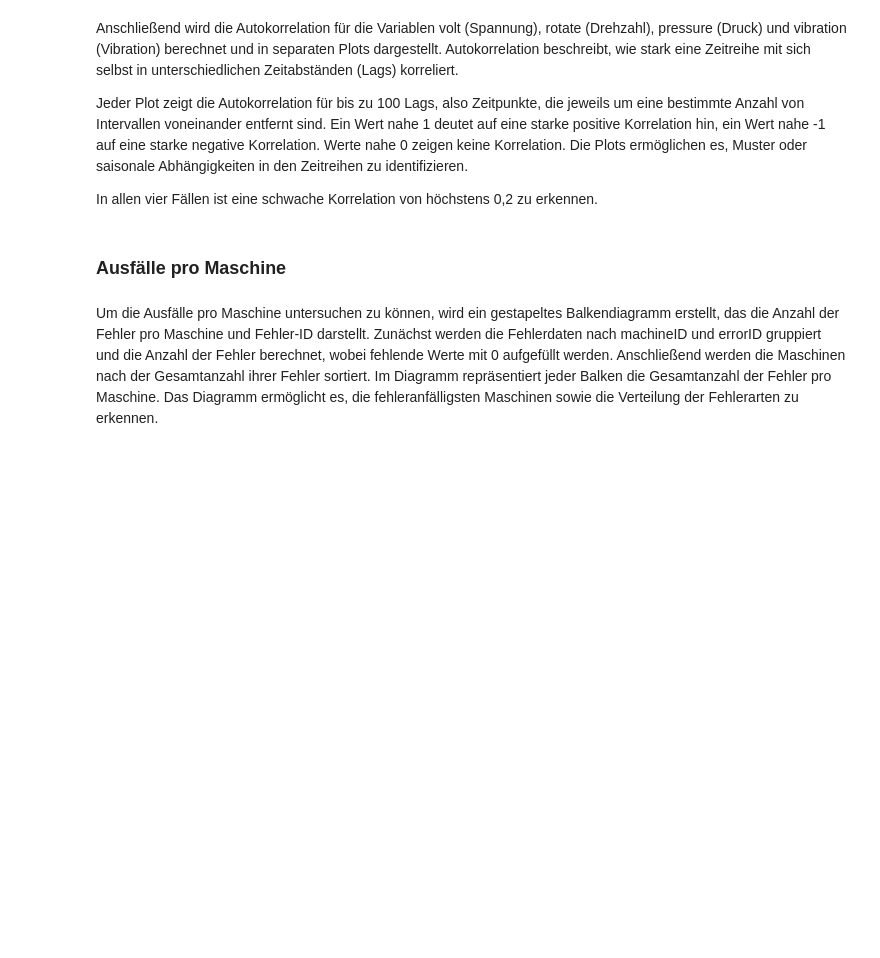
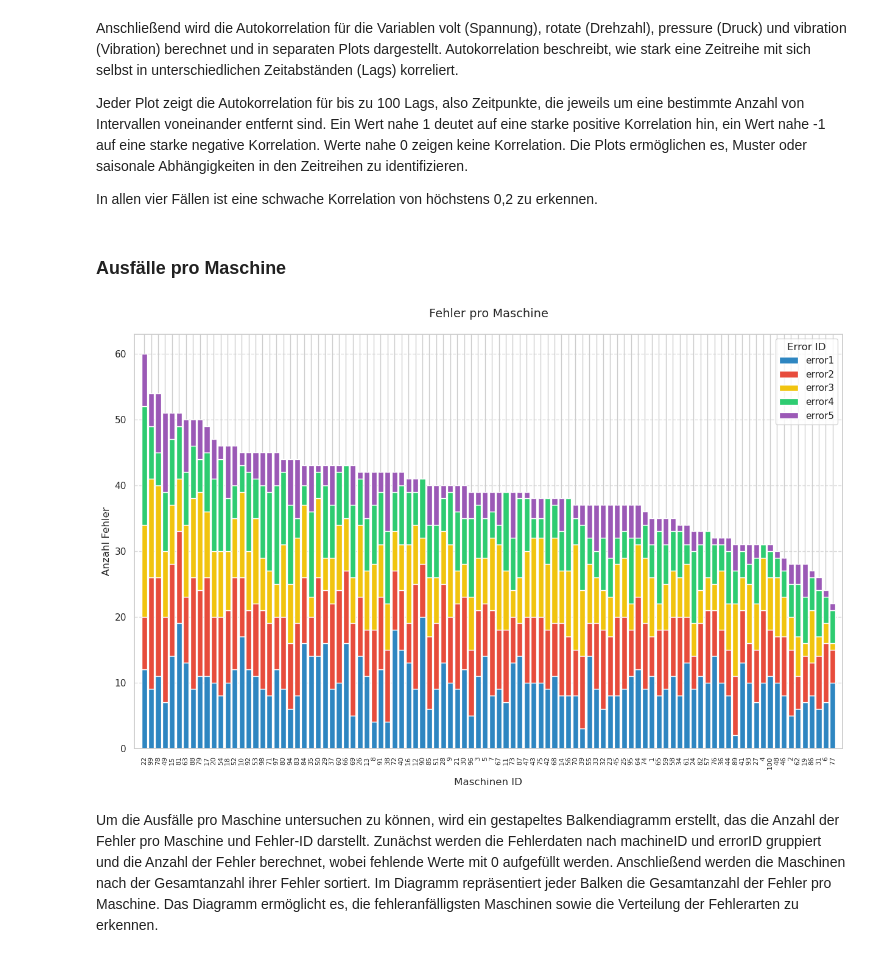
Before and after one commit to EnzoZacharias/DPM_Azure_Predictive_Maintenance, a Jupyter notebook: DPM_Hausarbeit_Sagemueller_Zacharias.ipynb, the cells around one changed output. Cells and saved outputs as stored; diff of their text form; code cells hidden in the pictures; blank space fills up the shorter version.

```diff
--- a/DPM_Hausarbeit_Sagemueller_Zacharias.ipynb
+++ b/DPM_Hausarbeit_Sagemueller_Zacharias.ipynb
@@ -277,7 +377,7 @@ In allen vier Fällen ist eine schwache Korrelation von höchstens 0,2 zu erkenn
 import numpy as np
 
 # Anzahl Ausfälle pro Maschine und errorID als DataFrame erstellen und sortieren
-failure_count = df_error.groupby(['machineID', 'errorID']).size().unstack(fill_value=0)
+failure_count = df.groupby(['machineID', 'errorID']).size().unstack(fill_value=0)
 failure_count_sorted = failure_count.sum(axis=1).sort_values(ascending=False)
 
 # Figur mit angepasster Größe erstellen
@@ -287,33 +387,35 @@ plt.figure(figsize=(15, 10))
 bottom = np.zeros(len(failure_count_sorted))
 colors = ['#2E86C1', '#E74C3C', '#F1C40F', '#2ECC71', '#9B59B6']
 
 for i, errorID in enumerate(failure_count.columns):
     values = failure_count.loc[failure_count_sorted.index, errorID]
     plt.bar(range(len(failure_count_sorted)), values, bottom=bottom, color=colors[i % len(colors)], label=errorID)
     bottom += values
 
 # X-Achsen-Labels mit den entsprechenden Maschinen-IDs
 plt.xticks(range(len(failure_count_sorted)), failure_count_sorted.index,
            rotation=90,
            ha='center',
            fontsize=8)
 
 plt.title('Fehler pro Maschine', fontsize=14, pad=20)
 plt.xlabel('Maschinen ID', fontsize=12, labelpad=10)
 plt.ylabel('Anzahl Fehler', fontsize=12)
 
 # Gitter hinzufügen
 plt.grid(axis='y', linestyle='--', alpha=0.7)
 
 # Ränder anpassen
 plt.margins(x=0.01)
 
 plt.subplots_adjust(bottom=0.2)
 
 # Legende hinzufügen
 plt.legend(title='Error ID')
 
 plt.show()
+# %% [output]
+[figure, added]
 # %% [markdown]
 Um die Ausfälle pro Maschine untersuchen zu können, wird ein gestapeltes Balkendiagramm erstellt, das die Anzahl der Fehler pro Maschine und Fehler-ID darstellt. Zunächst werden die Fehlerdaten nach machineID und errorID gruppiert und die Anzahl der Fehler berechnet, wobei fehlende Werte mit 0 aufgefüllt werden. Anschließend werden die Maschinen nach der Gesamtanzahl ihrer Fehler sortiert. Im Diagramm repräsentiert jeder Balken die Gesamtanzahl der Fehler pro Maschine. Das Diagramm ermöglicht es, die fehleranfälligsten Maschinen sowie die Verteilung der Fehlerarten zu erkennen.
 # %% [markdown]
```
Also changed, not shown: parts of 91 cells of this notebook, 31 other files.
